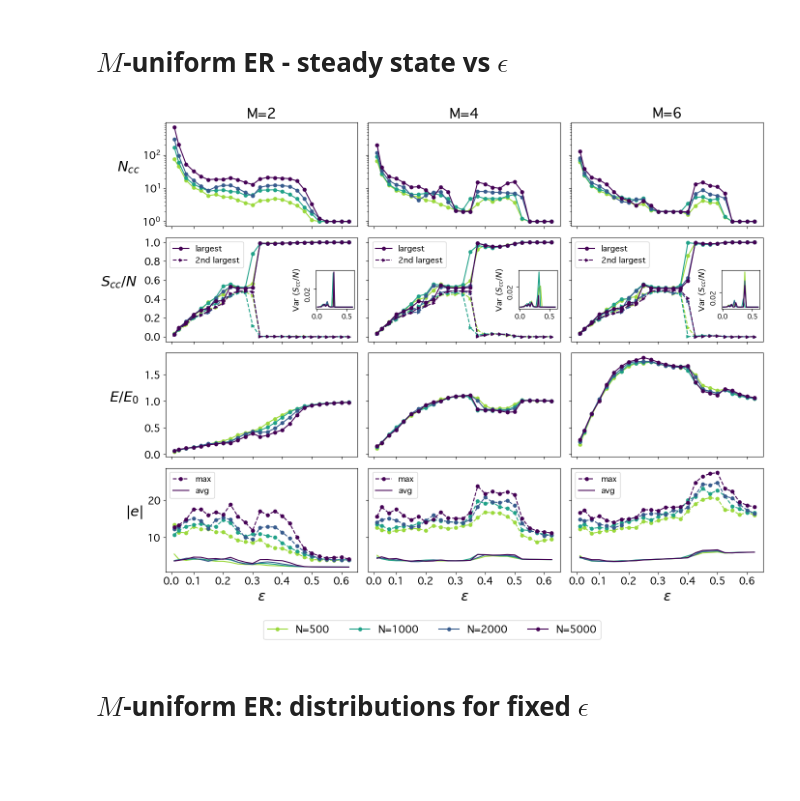
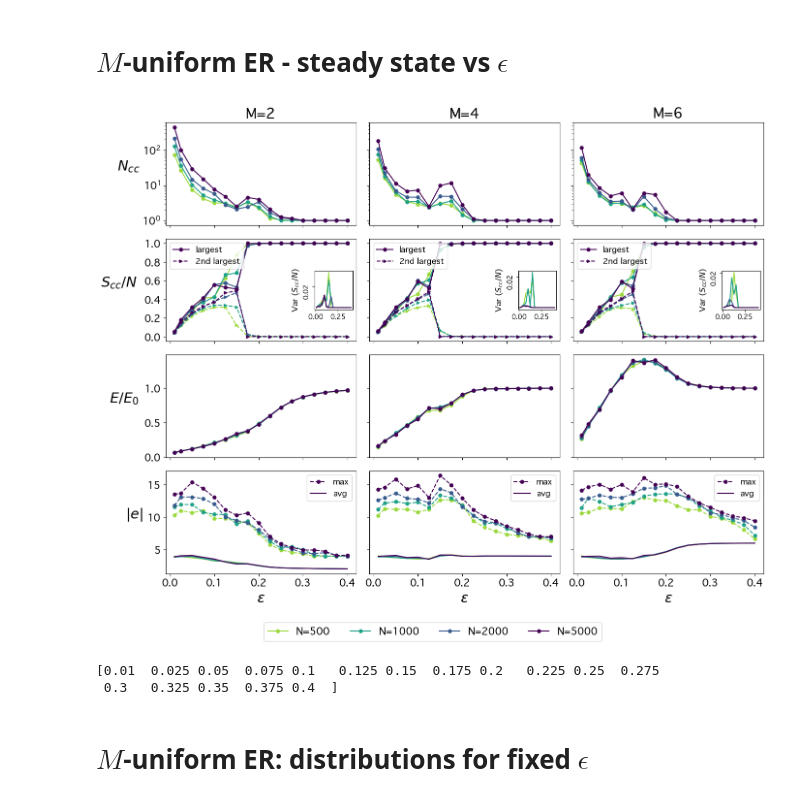
Before and after one commit to cosimoagostinelli/H-or_adaptive_Deffuant, a Jupyter notebook: 3_figures.ipynb, the cells around one changed output. Saved outputs shown, nothing was run; the diff lists cells and outputs as text; code cells hidden in the pictures; blank space fills up the shorter version.

```diff
--- a/3_figures.ipynb
+++ b/3_figures.ipynb
@@ -225,7 +225,7 @@ plt.show()
 # %% [markdown]
 # $M$-uniform ER - steady state vs $\epsilon$
 # %%
-cond = 'max_min'
+cond = 'std'
 Ns = [500, 1000, 2000, 5000]
 Ms = [2, 4, 6]
 
@@ -245,7 +245,7 @@ for M in Ms:
     nhe = results['nhe']
     s_avg = results['s_avg']
     s_max = results['s_max']
-    if M==2 or M==4:
+    if cond=='max_min' and (M==2 or M==4):
         eps_peak = results['extra_eps_N5000']
         var_peak = results['extra_var_scc1_N5000']
 
@@ -273,7 +273,7 @@ for M in Ms:
         axs[1,i].set_yticks(tk, [str(i) for i in tk])
         # inset plot
         x = list(epsilons)
-        if (M==2 or M==4) and N==5000:
+        if cond=='max_min' and (M==2 or M==4) and N==5000:
             x = sorted(x+[eps_peak])
             idx_insert = x.index(eps_peak)
             y1_ins.insert(idx_insert, var_peak)
@@ -287,40 +287,42 @@ for M in Ms:
         la3 = lbls[3] if N==Ns[-1] else None
         axs[3,i].plot(epsilons, y5, label=la3, linestyle='--', marker='o', markersize=mrksize, color=clr)
         axs[3,i].plot(epsilons, y4, label=la2, color=clr)
-        xtck = [0.0] + list( epsilons[3::4] )
-        xlbl = [str( np.round(tck,1) ) for tck in xtck]
+        xtck = [0.0] + list( np.round(epsilons[4::4],1) )
+        xlbl = [str(tck) for tck in xtck]
         axs[3,i].set_xticks(xtck, xlbl)
 
         # set tick fontsize in all subplots
         for j in range(4):
             axs[j,i].tick_params(labelsize=tick_size)
             # show y-ticks even if shared across subplots
             #axs[j,i].yaxis.set_tick_params(which='both', labelleft=True)
 
 
     axs[0,i].set_title(f'M={M}', fontsize=ttl_size4x3)
     loc_leg = 2 if cond=='std' else 2
     axs[1,i].legend(fontsize=lgd_size, loc=loc_leg)
     loc_leg = 1 if cond=='std' else 2
     axs[3,i].legend(fontsize=lgd_size, loc=loc_leg)
 
 axs[0,0].set_ylabel(r'$N_{cc}$', rotation=0, fontsize=ttl_size4x3, labelpad=20)
 axs[1,0].set_ylabel(r'$S_{cc}/N$', rotation=0, fontsize=ttl_size4x3, labelpad=38)
 axs[2,0].set_ylabel(r'$E/E_0$', rotation=0, fontsize=ttl_size4x3, labelpad=30)
 axs[3,0].set_ylabel(r'$|e|$', rotation=0, fontsize=ttl_size4x3, labelpad=20)
 
 for j in range(3):
     axs[-1, j].set_xlabel(r'$\epsilon$', fontsize=ttl_size4x3)
 
 # Global legend below plot, centered
 legend_labels = [f'N={N}' for N in Ns]
 fig.legend(labels=legend_labels, loc='lower center', bbox_to_anchor=bbox_legend, fontsize=tick_size, ncol=len(Ns))
 
 plt.tight_layout(rect=rect_tl)
 plt.savefig(f'../figures/ER_{cond}.jpg', dpi=dpi)
 plt.show()
 # %% [output]
-[figure, old version]
+[figure, new version]
+[0.01  0.025 0.05  0.075 0.1   0.125 0.15  0.175 0.2   0.225 0.25  0.275
+ 0.3   0.325 0.35  0.375 0.4  ]
 # %% [markdown]
 # $M$-uniform ER: distributions for fixed $\epsilon$
 # %%
```
Also changed, not shown: parts of 7 cells of this notebook, 2 other files.
